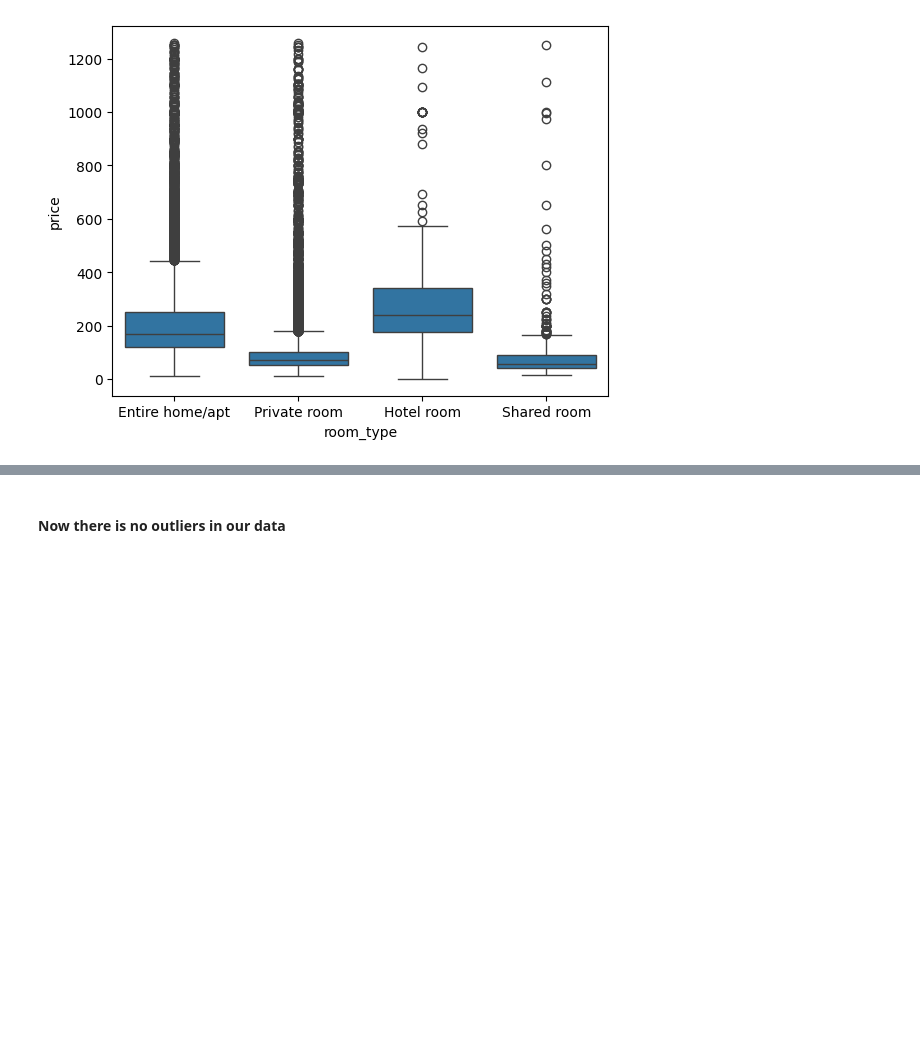
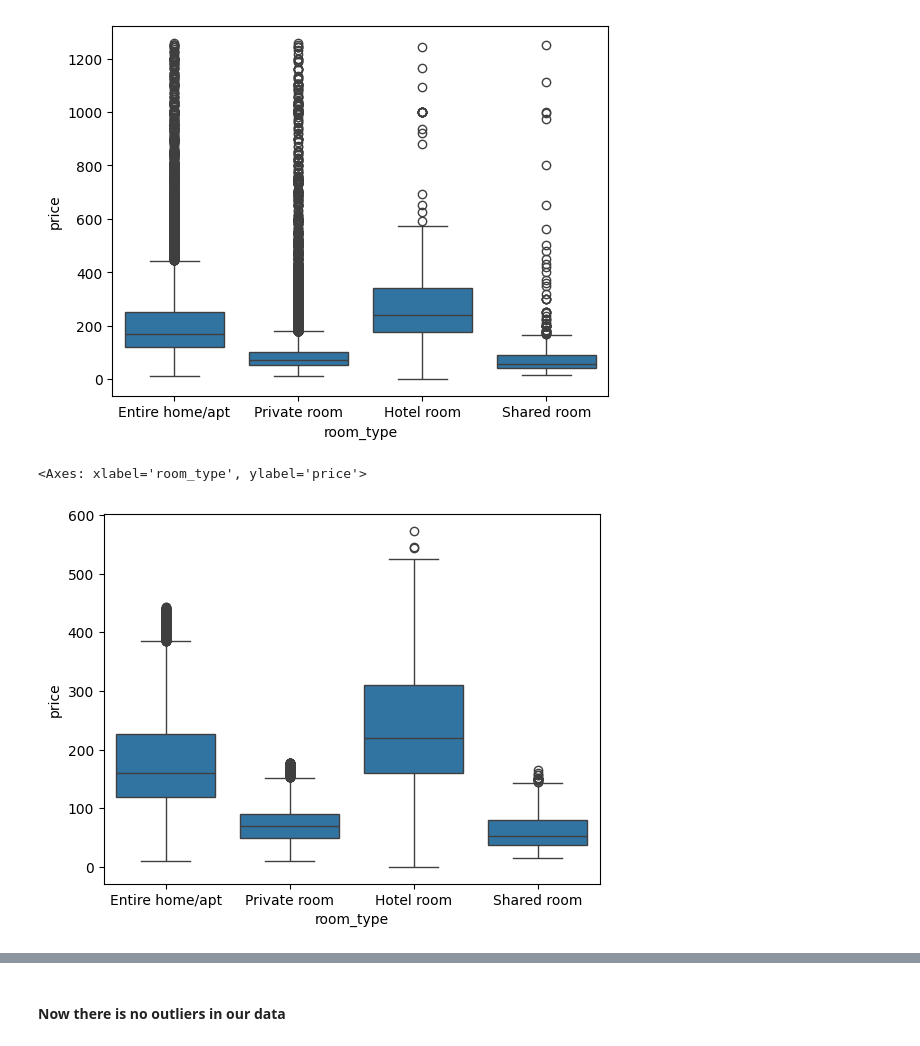
Before and after one commit to Ankit6174/Airbnb-Price-Analysis, a Jupyter notebook: notebooks/data_cleaning.ipynb, the cells around one changed output, grey strips where cells are left out. Drawn from its saved outputs; the diff is of its cells as text; code cells hidden in the pictures; blank space fills up the shorter version.

```diff
--- a/notebooks/data_cleaning.ipynb
+++ b/notebooks/data_cleaning.ipynb
@@ -143,3 +148,17 @@ sns.boxplot(x=data['room_type'], y=data['price'])
 plt.show()
 # %% [output]
 [figure]
+# %%
+for room_type in data['room_type'].unique():
+    quartiles = data[data['room_type'] == room_type]['price'].quantile([0.25, 0.5, 0.75])
+    q1 = quartiles[0.25]
+    q3 = quartiles[0.75]
+    iqr = q3 - q1
+    upper_bound = q3 + 1.5 * iqr
+
+    data.drop(data[(data['room_type'] == room_type) & (data['price'] > upper_bound)].index, inplace = True)
+# %%
+sns.boxplot(x = data['room_type'], y = data['price'])
+# %% [output]
+<Axes: xlabel='room_type', ylabel='price'>
+[figure, added]
```
Also changed, not shown: parts of 13 cells of this notebook, 4 other files.
